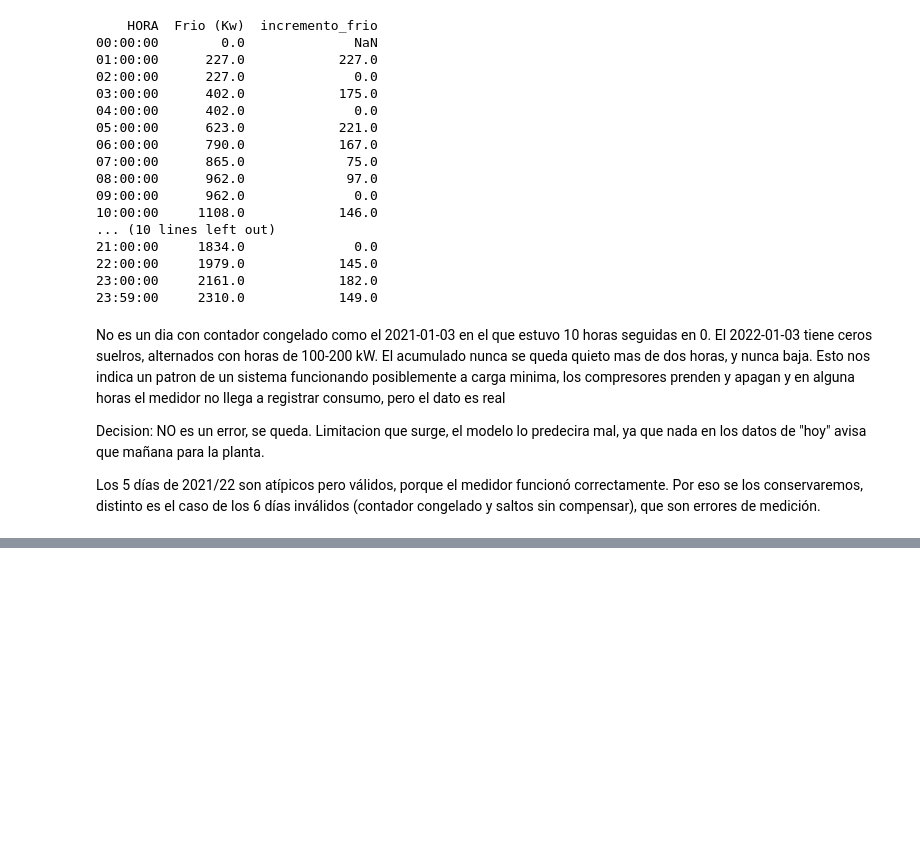
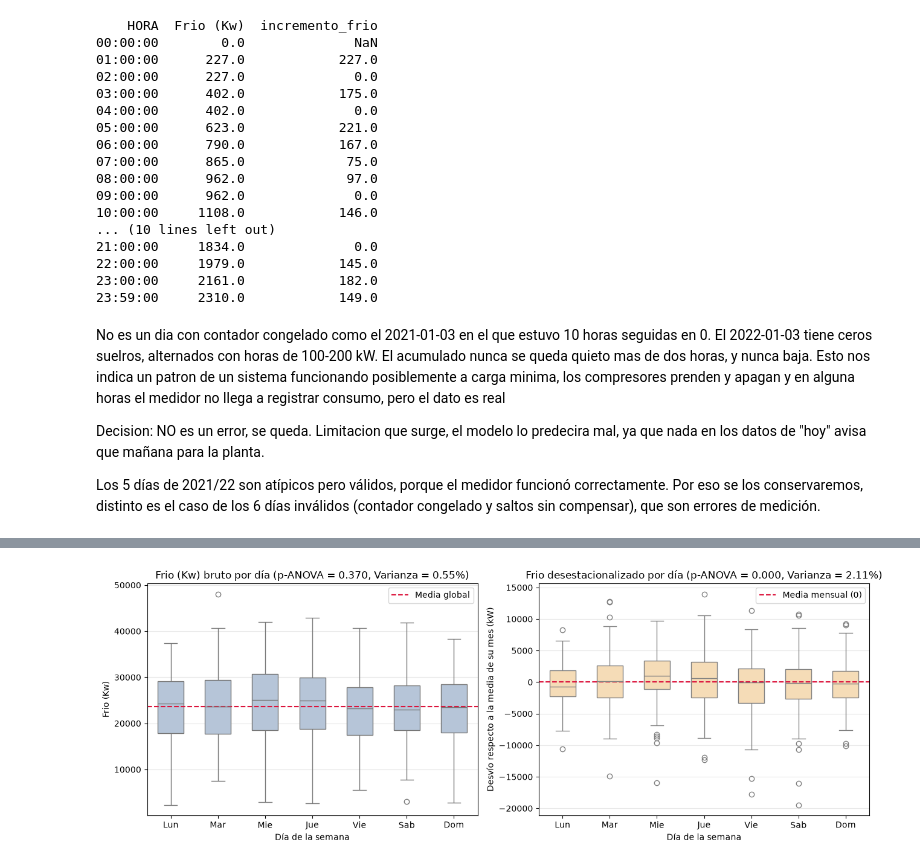
Before and after one commit to s4nt1lu1/tp-final-datos-ii, a Jupyter notebook: notebooks/eda.ipynb, the cells around one changed output, grey strips where cells are left out. Cells and saved outputs as stored; diff of their text form; code cells hidden in the pictures; blank space fills up the shorter version.

```diff
--- a/notebooks/eda.ipynb
+++ b/notebooks/eda.ipynb
@@ -977,0 +1082,91 @@ Los 5 días de 2021/22 son atípicos pero válidos, porque el medidor funcionó
+# %%
+from scipy import stats
+
+# Creamos las variables de dia de la semana (0 = Lunes ... 6 = Domingo) y fin de semana
+nombres_dias = ["Lunes", "Martes", "Miercoles", "Jueves", "Viernes", "Sabado", "Domingo"]
+df_diario_limpio["dia_semana_num"] = df_diario_limpio["DIA"].dt.dayofweek
+df_diario_limpio["es_fin_de_semana"] = df_diario_limpio["dia_semana_num"] >= 5
+
+# Desestacionalizamos restando la media del propio mes y año de cada registro,
+# para aislar el efecto puro del dia de la semana sin el ruido invierno/verano
+media_mes_anio = df_diario_limpio.groupby(["anio", "mes_numero"])["Frio (Kw)"].transform("mean")
+df_diario_limpio["frio_desestacionalizado"] = df_diario_limpio["Frio (Kw)"] - media_mes_anio
+
+# Tabla descriptiva por dia de la semana
+resumen_semanal = (
+    df_diario_limpio.groupby("dia_semana_num")
+    .agg(
+        dias=("Frio (Kw)", "count"),
+        media_bruta=("Frio (Kw)", "mean"),
+        mediana_bruta=("Frio (Kw)", "median"),
+        desvio_bruto=("Frio (Kw)", "std"),
+        media_desest=("frio_desestacionalizado", "mean"),
+        mediana_desest=("frio_desestacionalizado", "median"),
+    )
+    .round(1)
+)
+resumen_semanal.index = nombres_dias
+
+print("ESTADISTICAS POR DIA DE LA SEMANA (BRUTO Y DESESTACIONALIZADO):")
+print(resumen_semanal.to_string())
+
+# Comparacion directa: Laborables (Lun-Vie) vs Fin de Semana (Sab-Dom)
+media_lab = df_diario_limpio.loc[~df_diario_limpio["es_fin_de_semana"], "Frio (Kw)"].mean()
+media_finde = df_diario_limpio.loc[df_diario_limpio["es_fin_de_semana"], "Frio (Kw)"].mean()
+print(f"\n2. LABORABLES VS FIN DE SEMANA:")
+print(f"   - Media Lunes a Viernes: {media_lab:,.1f} kW")
+print(f"   - Media Sabado y Domingo: {media_finde:,.1f} kW")
+print(f"   - Diferencia absoluta: {media_finde - media_lab:,.1f} kW ({(media_finde - media_lab) / media_lab * 100:.2f}%)")
+
+# 3. Funcion auxiliar para calcular ANOVA y el porcentaje de varianza explicada (Eta^2)
+def medir_anova(df, col_grupo, col_valor):
+    grupos = [g[col_valor].dropna().values for _, g in df.groupby(col_grupo)]
+    f_stat, p_anova = stats.f_oneway(*grupos)
+
+    media_global = df[col_valor].mean()
+    ss_total = ((df[col_valor] - media_global) ** 2).sum()
+    ss_entre = sum(len(g) * ((g.mean() - media_global) ** 2) for g in grupos)
+    eta_cuadrado = ss_entre / ss_total
+    return f_stat, p_anova, eta_cuadrado
+
+f_dia, p_dia, eta_dia = medir_anova(df_diario_limpio, "dia_semana_num", "Frio (Kw)")
+f_des, p_des, eta_des = medir_anova(df_diario_limpio, "dia_semana_num", "frio_desestacionalizado")
+f_mes, p_mes, eta_mes = medir_anova(df_diario_limpio, "mes_numero", "Frio (Kw)")
+
+print("\n3. MEDICION ESTADISTICA DEL EFECTO (ANOVA DE UNA VIA):")
+print(f"   a) Efecto del DIA DE LA SEMANA (Frio bruto):")
+print(f"      - Estadistico F = {f_dia:.4f} | p-valor = {p_dia:.4f}")
+print(f"      - Varianza explicada (Eta^2) = {eta_dia * 100:.2f}%")
+print(f"   b) Efecto del DIA DE LA SEMANA (Frio desestacionalizado):")
+print(f"      - Estadistico F = {f_des:.4f} | p-valor = {p_des:.4f}")
+print(f"      - Varianza explicada (Eta^2) = {eta_des * 100:.2f}%")
+print(f"   c) Punto de comparacion - Efecto del MES DEL ANIO (Estacionalidad):")
+print(f"      - Estadistico F = {f_mes:.2f} | p-valor = {p_mes:.2e}")
+print(f"      - Varianza explicada (Eta^2) = {eta_mes * 100:.2f}%")
+
+# 4. Grafico comparativo: Boxplots por dia de la semana (Bruto vs Desestacionalizado)
+fig, axes = plt.subplots(1, 2, figsize=(13, 4.8))
+
+sns.boxplot(data=df_diario_limpio, x="dia_semana_num", y="Frio (Kw)", ax=axes[0], color="lightsteelblue", width=0.55)
+axes[0].axhline(df_diario_limpio["Frio (Kw)"].mean(), color="crimson", linestyle="--", label="Media global")
+axes[0].set_xticks(range(7))
+axes[0].set_xticklabels([d[:3] for d in nombres_dias])
+axes[0].set_title(f"Frio (Kw) bruto por día (p-ANOVA = {p_dia:.3f}, Varianza = {eta_dia*100:.2f}%)")
+axes[0].set_xlabel("Día de la semana")
+axes[0].set_ylabel("Frio (Kw)")
+axes[0].legend()
+axes[0].grid(axis="y", alpha=0.3)
+
+sns.boxplot(data=df_diario_limpio, x="dia_semana_num", y="frio_desestacionalizado", ax=axes[1], color="navajowhite", width=0.55)
+axes[1].axhline(0, color="crimson", linestyle="--", label="Media mensual (0)")
+axes[1].set_xticks(range(7))
+axes[1].set_xticklabels([d[:3] for d in nombres_dias])
+axes[1].set_title(f"Frio desestacionalizado por día (p-ANOVA = {p_des:.3f}, Varianza = {eta_des*100:.2f}%)")
+axes[1].set_xlabel("Día de la semana")
+axes[1].set_ylabel("Desvío respecto a la media de su mes (kW)")
+axes[1].legend()
+axes[1].grid(axis="y", alpha=0.3)
+
+plt.tight_layout()
+plt.show()
+# %% [output]
@@ -977,0 +1190 @@ Los 5 días de 2021/22 son atípicos pero válidos, porque el medidor funcionó
+[figure, added]
```
Also changed, not shown: parts of 20 cells of this notebook, 1 other file.
